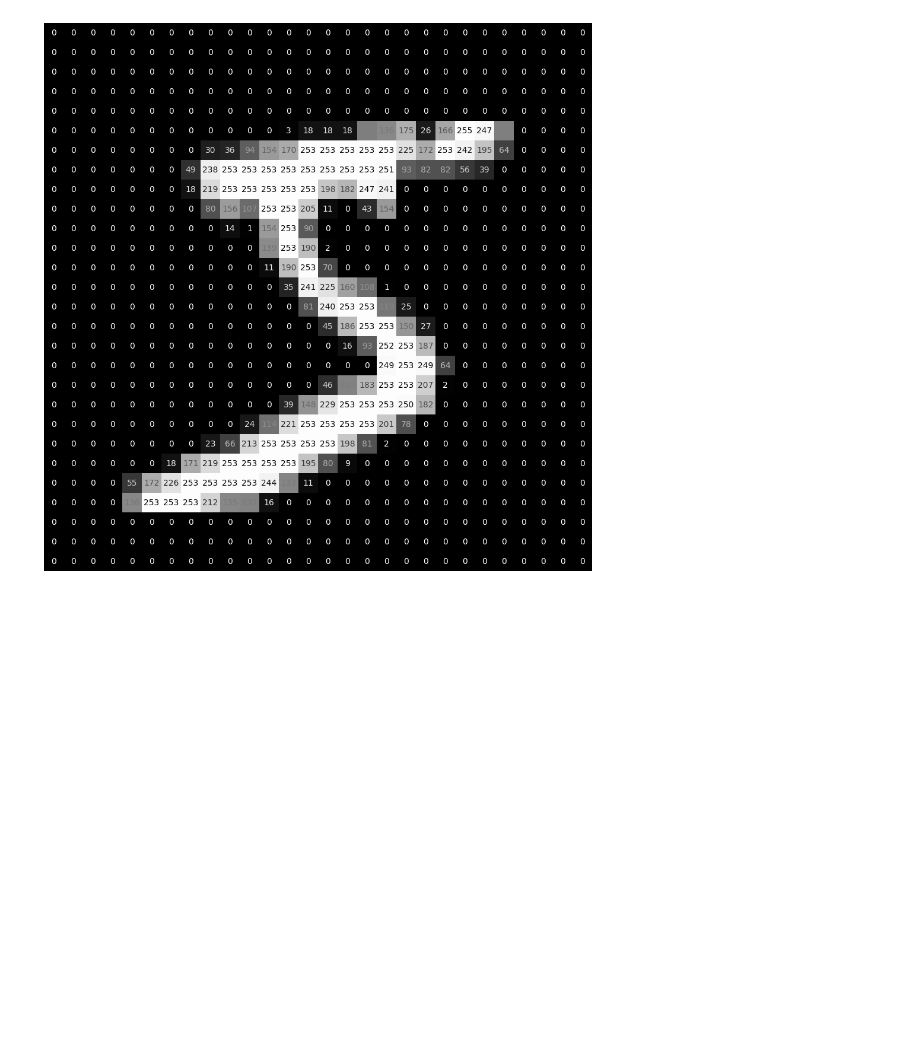
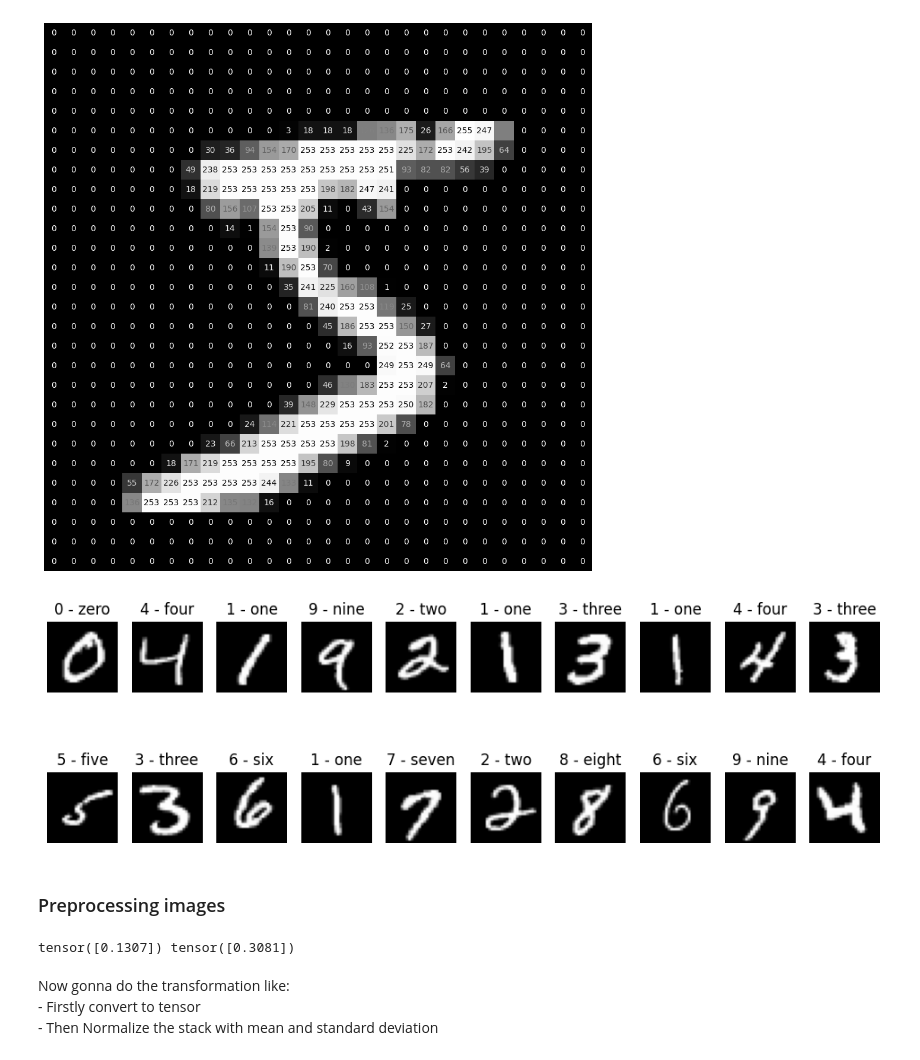
Before and after one commit to rishi-wqd190004/t81_588_course, a Jupyter notebook: practice_src/mnist_lenet5_cnn.ipynb, the cells around one changed output. Cells and saved outputs as stored; diff of their text form; code cells hidden in the pictures; blank space fills up the shorter version.

```diff
--- a/practice_src/mnist_lenet5_cnn.ipynb
+++ b/practice_src/mnist_lenet5_cnn.ipynb
@@ -4,7 +7,7 @@ from torchvision import datasets
 import matplotlib.pyplot as plt
 # %%
-train_val_dataset = datasets.MNIST(root='./datasets/mnist/', train=True, download=True)
-test_dataset = datasets.MNIST(root='./datasets/mnist/', train=False, download=True)
+train_val_dataset = datasets.MNIST(root='../datasets/mnist/', train=True, download=True)
+test_dataset = datasets.MNIST(root='../datasets/mnist/', train=False, download=True)
 # %%
 train_val_dataset, test_dataset
 # %% [output]
@@ -63,3 +66,18 @@ img_0 = img_0.numpy()
 img_pixel_superimpose(img_0, ax0)
 # %% [output]
 [figure]
+# %%
+fig = plt.figure(figsize=(12,4))
+fig.tight_layout()
+rows, cols = 2, 10
+
+for i in range(1, (rows * cols)+1):
+    img, label = train_val_dataset[i]
+    fig.add_subplot(rows, cols, i)
+    plt.imshow(img, cmap='gray')
+    plt.title(f"{class_names[label]}")
+    plt.axis(False)
+# %% [output]
+[figure, added]
+# %% [markdown]
+### Preprocessing images
@@ -65,0 +88,13 @@ img_pixel_superimpose(img_0, ax0)
+# %%
+# normalize and get mean and standard deviation
+imgs = torch.stack([img for img, _ in train_val_dataset], dim=0)
+
+mean = imgs.view(1,-1).mean(dim=1)
+std = imgs.view(1,-1).std(dim=1)
+print(mean, std)
+# %% [output]
+tensor([0.1307]) tensor([0.3081])
+# %% [markdown]
+Now gonna do the transformation like:
+    - Firstly convert to tensor
+    - Then Normalize the stack with mean and standard deviation
```
Also changed, not shown: parts of 12 cells of this notebook.
